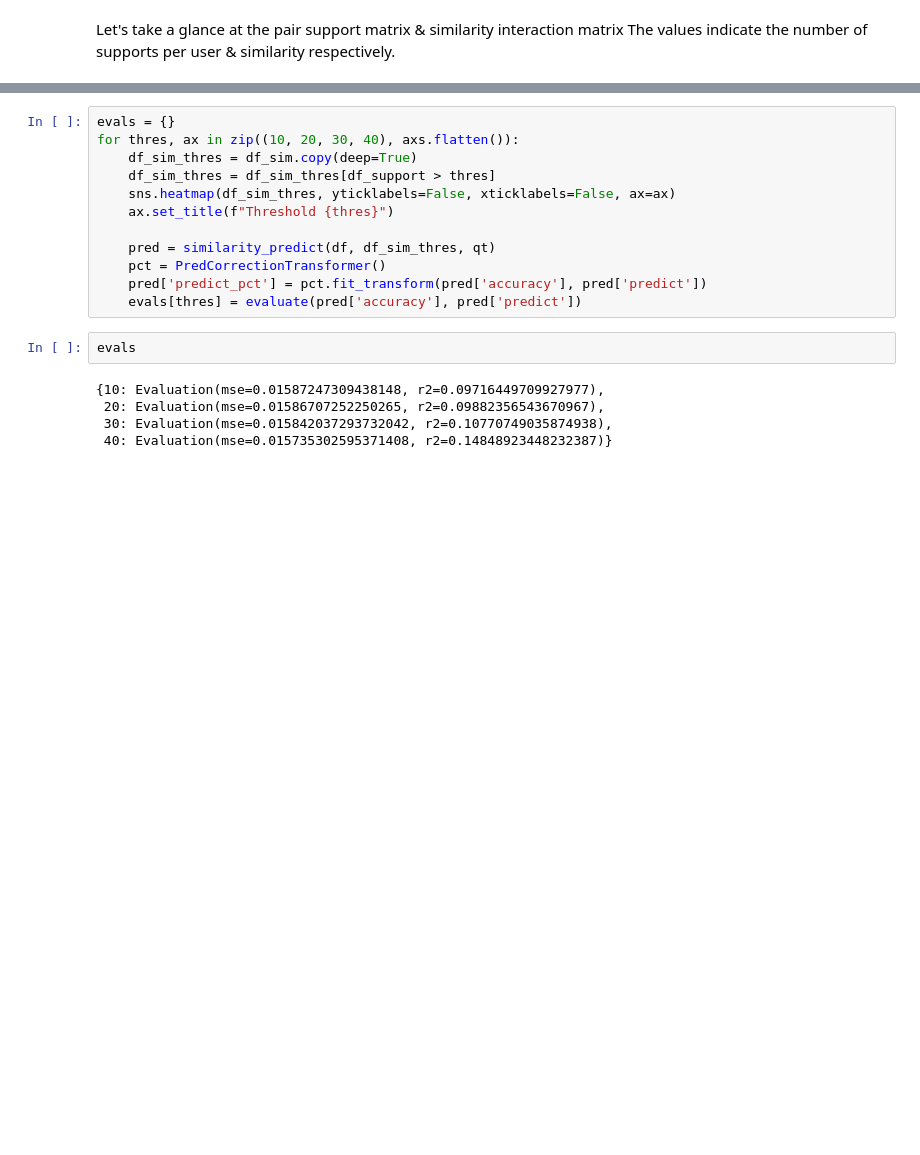
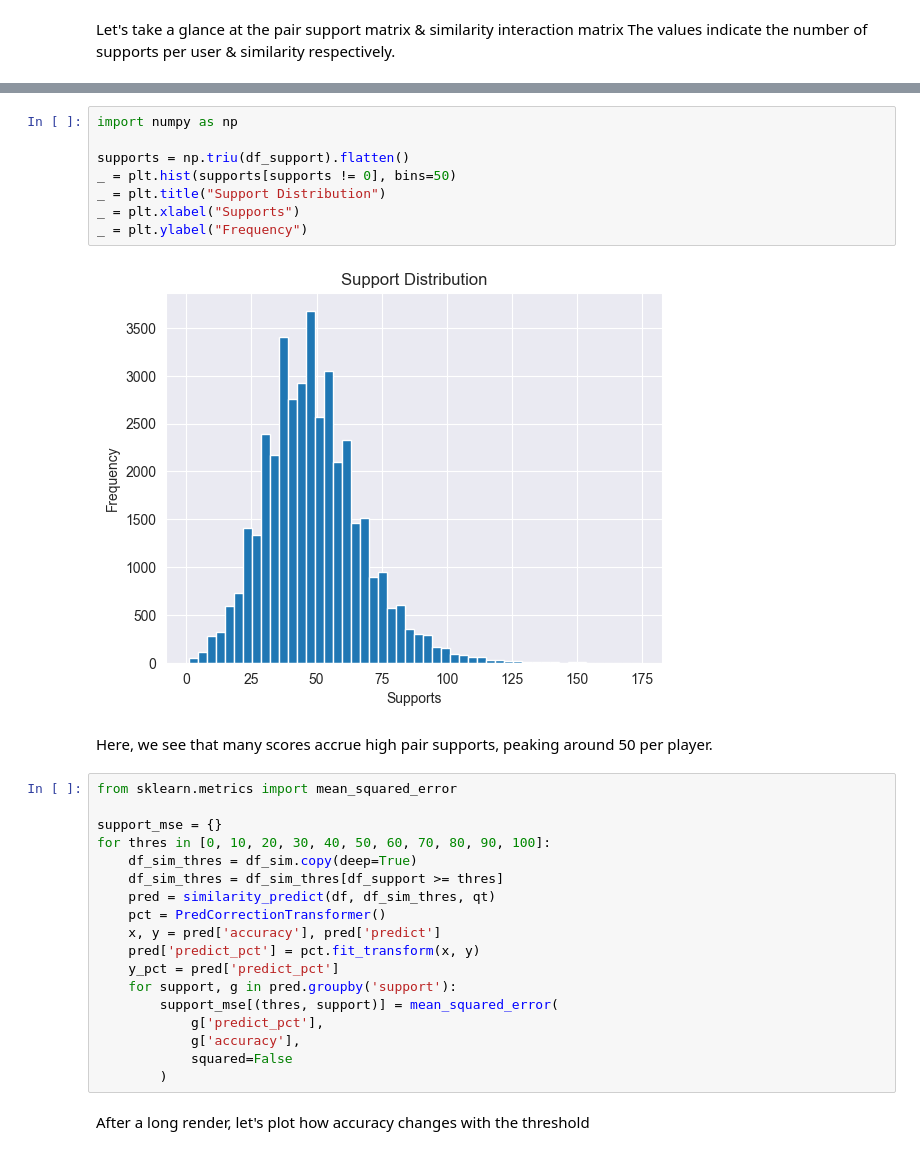
Before and after one commit to Eve-ning/opal, a Jupyter notebook: opal/nbs/player_similarity_support.ipynb, the cells around one changed output, grey strips where cells are left out. Saved outputs shown, nothing was run; the diff lists cells and outputs as text; blank space fills up the shorter version.

Commit message:
Complete support analysis nb

```diff
--- a/opal/nbs/player_similarity_support.ipynb
+++ b/opal/nbs/player_similarity_support.ipynb
@@ -112,19 +84,32 @@ We can thus run the prediction by varying the number of similarities available
+# %%
+import numpy as np
+
+supports = np.triu(df_support).flatten()
+_ = plt.hist(supports[supports != 0], bins=50)
+_ = plt.title("Support Distribution")
+_ = plt.xlabel("Supports")
+_ = plt.ylabel("Frequency")
+# %% [output]
+[figure, added]
+# %% [markdown]
+Here, we see that many scores accrue high pair supports, peaking around 50 per player.
 # %%
-evals = {}
-for thres, ax in zip((10, 20, 30, 40), axs.flatten()):
+from sklearn.metrics import mean_squared_error
+
+support_mse = {}
+for thres in [0, 10, 20, 30, 40, 50, 60, 70, 80, 90, 100]:
     df_sim_thres = df_sim.copy(deep=True)
-    df_sim_thres = df_sim_thres[df_support > thres]
-    sns.heatmap(df_sim_thres, yticklabels=False, xticklabels=False, ax=ax)
-    ax.set_title(f"Threshold {thres}")
-
+    df_sim_thres = df_sim_thres[df_support >= thres]
     pred = similarity_predict(df, df_sim_thres, qt)
     pct = PredCorrectionTransformer()
-    pred['predict_pct'] = pct.fit_transform(pred['accuracy'], pred['predict'])
-    evals[thres] = evaluate(pred['accuracy'], pred['predict'])
+    x, y = pred['accuracy'], pred['predict']
+    pred['predict_pct'] = pct.fit_transform(x, y)
+    y_pct = pred['predict_pct']
+    for support, g in pred.groupby('support'):
+        support_mse[(thres, support)] = mean_squared_error(
+            g['predict_pct'],
+            g['accuracy'],
+            squared=False
+        )
-# %%
-evals
-# %% [output]
-{10: Evaluation(mse=0.01587247309438148, r2=0.09716449709927977),
- 20: Evaluation(mse=0.01586707252250265, r2=0.09882356543670967),
- 30: Evaluation(mse=0.015842037293732042, r2=0.10770749035874938),
- 40: Evaluation(mse=0.015735302595371408, r2=0.14848923448232387)}
+# %% [markdown]
+After a long render, let's plot how accuracy changes with the threshold
```
Also changed, not shown: parts of 18 cells of this notebook.
